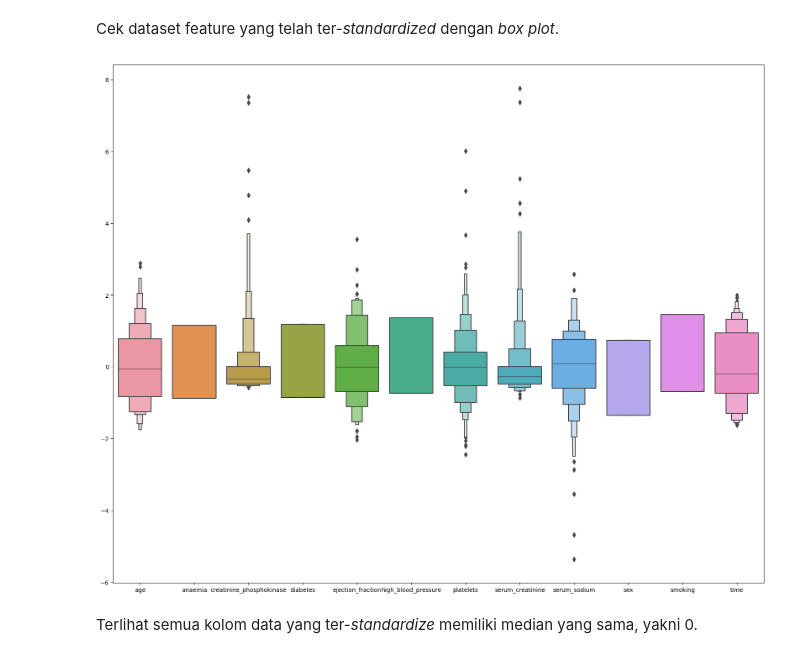
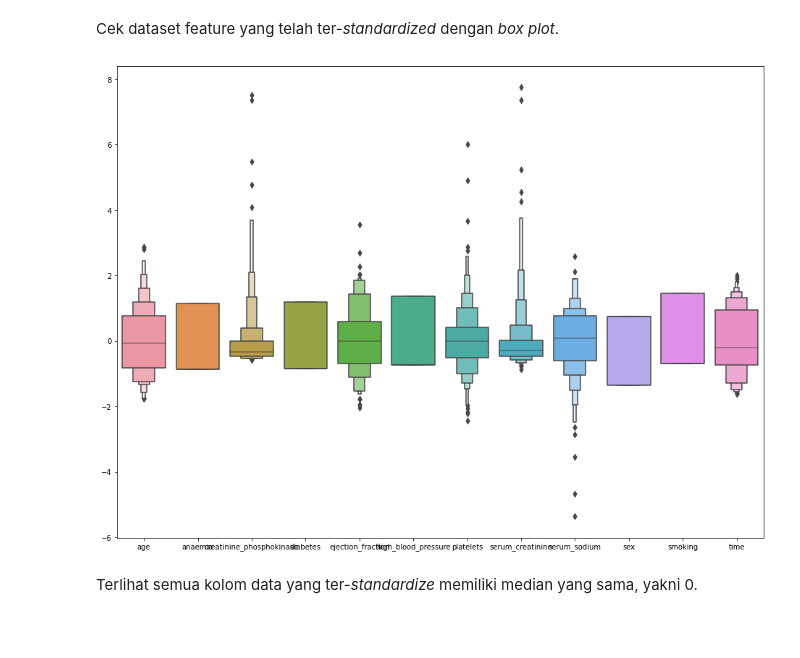
Before and after one commit to alxxtexxr/H8_3, a Jupyter notebook: PYTN_KampusMerdeka_fp3_Alim_Tegar_Wicaksono.ipynb, the cells around one changed output. Saved outputs shown, nothing was run; the diff lists cells and outputs as text; code cells hidden in the pictures; blank space fills up the shorter version.

```diff
--- a/PYTN_KampusMerdeka_fp3_Alim_Tegar_Wicaksono.ipynb
+++ b/PYTN_KampusMerdeka_fp3_Alim_Tegar_Wicaksono.ipynb
@@ -187,9 +183,10 @@ y = df[target_col]
 # %% [markdown]
 Lakukan *standardization* untuk dataset *feature*.
 # %%
-columns = list(X.columns)
+X_cols = list(X.columns)
 scaler = StandardScaler()
 X_scaled = scaler.fit_transform(X)
-X_scaled = pd.DataFrame(X_scaled, columns=columns)
-X_scaled.describe().T
+X_scaled = pd.DataFrame(X_scaled, columns=X_cols)
+
+X_scaled.describe()
 # %% [output]
@@ -209,11 +202,11 @@ X_scaled.describe().T
 # %% [markdown]
 Cek dataset feature yang telah ter-*standardized* dengan *box plot*.
 # %%
-plt.figure(figsize=(20,16))
-sns.boxenplot(data=X_scaled)
+plt.figure(figsize=(16,12))
+sns.boxenplot(X_scaled)
 plt.show()
 # %% [output]
-[figure, old version]
+[figure, new version]
 # %% [markdown]
 Terlihat semua kolom data yang ter-*standardize* memiliki median yang sama, yakni 0.
 # %% [markdown]
```
Also changed, not shown: parts of 40 cells of this notebook, 1 other file.
